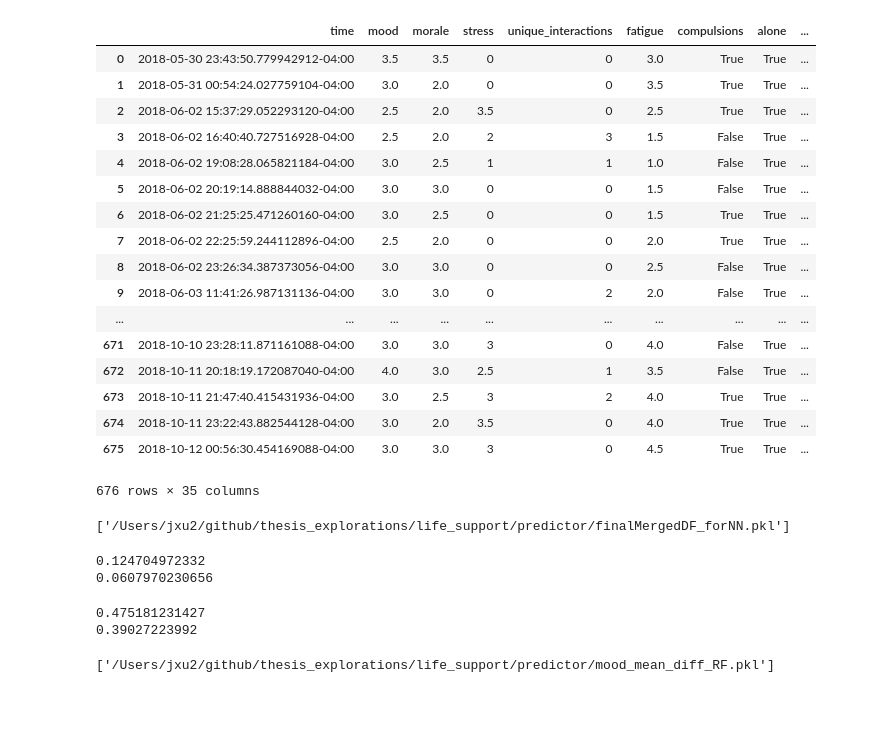
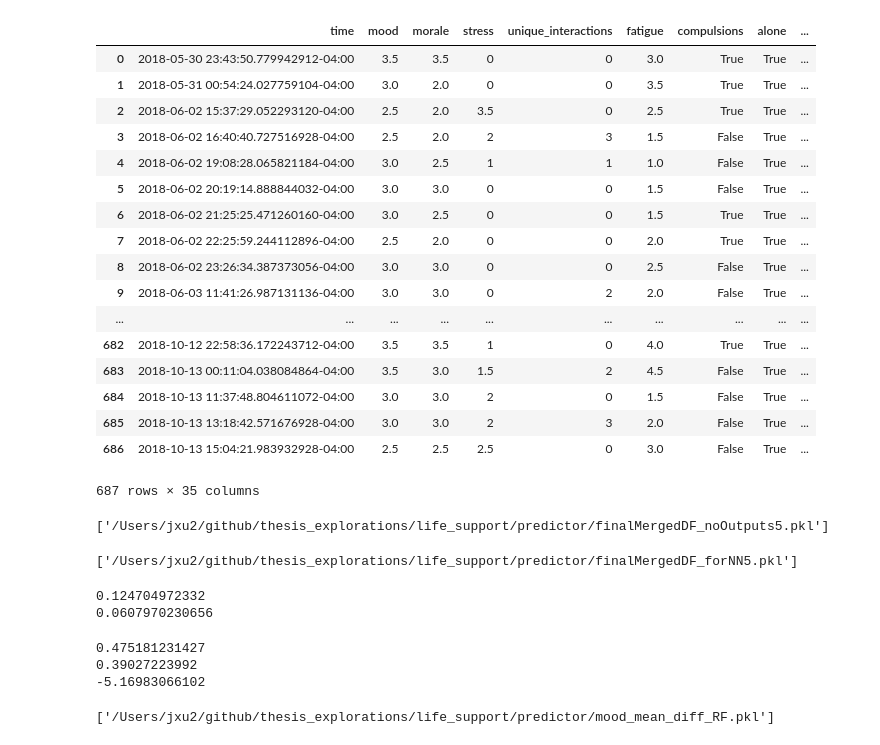
Before and after one commit to xujenna/thesis_explorations, a Jupyter notebook: trackers/_analyses/rolling_mean_model.ipynb, the cells around one changed output. Drawn from its saved outputs; the diff is of its cells as text; code cells hidden in the pictures; blank space fills up the shorter version.

Commit message:
implementing LSTM predictor

```diff
--- a/trackers/_analyses/rolling_mean_model.ipynb
+++ b/trackers/_analyses/rolling_mean_model.ipynb
@@ -322,48 +322,85 @@ del mergedDF2['index']
 mergedDF3 = pd.merge_asof(mergedDF2, stepCountDF, on='time', direction='nearest', tolerance=pd.Timedelta('1.5 hours')).fillna(0)
 mergedDF3.reset_index(inplace=True)
 del mergedDF3['index']
 
 mergedDF4 = pd.merge_asof(mergedDF3, tabCounterDF, on='time', direction='nearest', tolerance=pd.Timedelta('1.5 hours')).dropna()
 mergedDF4.reset_index(inplace=True)
 del mergedDF4['index']
 
 mergedDF5 = pd.merge_asof(mergedDF4, productivityDF, on='time', direction='nearest', tolerance=pd.Timedelta('1.5 hours')).dropna()
 mergedDF5.reset_index(inplace=True)
 del mergedDF5['index']
 
-mergedDF6 = pd.merge_asof(outputsDF, hourDF, on='time', direction='nearest', tolerance=pd.Timedelta('1 hours')).dropna()
-mergedDF6.reset_index(inplace=True)
-del mergedDF6['index']
+# mergedDF6 = pd.merge_asof(outputsDF, hourDF, on='time', direction='nearest', tolerance=pd.Timedelta('1 hours')).dropna()
+# mergedDF6.reset_index(inplace=True)
+# del mergedDF6['index']
 
-finalMergedDF = pd.merge_asof(mergedDF6, mergedDF5, on='time', direction='nearest', tolerance=pd.Timedelta('1.5 hours')).dropna()
+hourColumn3 = pd.to_datetime(outputsDF.time, unit='s')
+hourDF3 = DataFrame(hourColumn3)
+hourDF3.sort_values('time', inplace=True)
+outputsDF['hour'] = hourDF3.time.apply(hourOnly)
+
+finalMergedDF = pd.merge_asof(outputsDF, mergedDF5, on='time', direction='nearest', tolerance=pd.Timedelta('1.5 hours')).dropna()
 finalMergedDF.reset_index(inplace=True)
 del finalMergedDF['index']
 
 finalMergedDF
 # %% [output]
 |  | time | mood | morale | stress | unique_interactions | fatigue | compulsions | alone | ... |
 | 0 | 2018-05-30 23:43:50.779942912-04:00 | 3.5 | 3.5 | 0 | 0 | 3.0 | True | True | ... |
 | 1 | 2018-05-31 00:54:24.027759104-04:00 | 3.0 | 2.0 | 0 | 0 | 3.5 | True | True | ... |
 | 2 | 2018-06-02 15:37:29.052293120-04:00 | 2.5 | 2.0 | 3.5 | 0 | 2.5 | True | True | ... |
 | 3 | 2018-06-02 16:40:40.727516928-04:00 | 2.5 | 2.0 | 2 | 3 | 1.5 | False | True | ... |
 | 4 | 2018-06-02 19:08:28.065821184-04:00 | 3.0 | 2.5 | 1 | 1 | 1.0 | False | True | ... |
 | 5 | 2018-06-02 20:19:14.888844032-04:00 | 3.0 | 3.0 | 0 | 0 | 1.5 | False | True | ... |
 | 6 | 2018-06-02 21:25:25.471260160-04:00 | 3.0 | 2.5 | 0 | 0 | 1.5 | True | True | ... |
 | 7 | 2018-06-02 22:25:59.244112896-04:00 | 2.5 | 2.0 | 0 | 0 | 2.0 | True | True | ... |
 | 8 | 2018-06-02 23:26:34.387373056-04:00 | 3.0 | 3.0 | 0 | 0 | 2.5 | False | True | ... |
 | 9 | 2018-06-03 11:41:26.987131136-04:00 | 3.0 | 3.0 | 0 | 2 | 2.0 | False | True | ... |
 | ... | ... | ... | ... | ... | ... | ... | ... | ... | ... |
-| 671 | 2018-10-10 23:28:11.871161088-04:00 | 3.0 | 3.0 | 3 | 0 | 4.0 | False | True | ... |
-| 672 | 2018-10-11 20:18:19.172087040-04:00 | 4.0 | 3.0 | 2.5 | 1 | 3.5 | False | True | ... |
-| 673 | 2018-10-11 21:47:40.415431936-04:00 | 3.0 | 2.5 | 3 | 2 | 4.0 | True | True | ... |
-| 674 | 2018-10-11 23:22:43.882544128-04:00 | 3.0 | 2.0 | 3.5 | 0 | 4.0 | True | True | ... |
-| 675 | 2018-10-12 00:56:30.454169088-04:00 | 3.0 | 3.0 | 3 | 0 | 4.5 | True | True | ... |
+| 682 | 2018-10-12 22:58:36.172243712-04:00 | 3.5 | 3.5 | 1 | 0 | 4.0 | True | True | ... |
+| 683 | 2018-10-13 00:11:04.038084864-04:00 | 3.5 | 3.0 | 1.5 | 2 | 4.5 | False | True | ... |
+| 684 | 2018-10-13 11:37:48.804611072-04:00 | 3.0 | 3.0 | 2 | 0 | 1.5 | False | True | ... |
+| 685 | 2018-10-13 13:18:42.571676928-04:00 | 3.0 | 3.0 | 2 | 3 | 2.0 | False | True | ... |
+| 686 | 2018-10-13 15:04:21.983932928-04:00 | 2.5 | 2.5 | 2.5 | 0 | 3.0 | False | True | ... |
-676 rows × 35 columns
+687 rows × 35 columns
+# %%
+justmoodDF = DataFrame()
+justmoodDF['mood'] = outputsDF['mood'].copy()
+justmoodDF['time'] = outputsDF['time'].copy()
+
+
+hourColumn2 = pd.to_datetime(justmoodDF.time, unit='s')
+hourDF2 = DataFrame(hourColumn2)
+hourDF2.sort_values('time', inplace=True)
+justmoodDF['hour'] = hourDF2.time.apply(hourOnly)
+
+noOutputsDF = pd.merge_asof(mergedDF5, justmoodDF, on='time', direction='nearest', tolerance=pd.Timedelta('1.5 hours')).dropna()
+
+from sklearn.externals import joblib
+joblib.dump(noOutputsDF, '/Users/jxu2/github/thesis_explorations/life_support/predictor/finalMergedDF_noOutputs5.pkl')
+
+# justmoraleDF = DataFrame()
+# justmoraleDF['morale'] = outputsDF['morale'].copy()
+# justmoraleDF['time'] = outputsDF['time'].copy()
+# moraleHour = pd.merge_asof(justmoraleDF, hourDF, on='time', direction='nearest', tolerance=pd.Timedelta('1 hour')).dropna()
+# mergedDF_onlyMorale = pd.merge_asof(mergedDF5, moraleHour, on='time', direction='backward', tolerance=pd.Timedelta('2 hours')).dropna()
+# mergedDF_onlyMorale
+
+# from sklearn.externals import joblib
+# joblib.dump(mergedDF_onlyMorale, '/Users/jxu2/github/thesis_explorations/life_support/predictor/finalMergedDF_moraleOutput.pkl')
+# %% [output]
+['/Users/jxu2/github/thesis_explorations/life_support/predictor/finalMergedDF_noOutputs5.pkl']
 # %%
 from sklearn.externals import joblib
-joblib.dump(finalMergedDF, '/Users/jxu2/github/thesis_explorations/life_support/predictor/finalMergedDF_forNN.pkl')
+finalMergedDF.replace(False, 0, inplace=True)
+finalMergedDF.replace(True, 1, inplace=True)
+finalMergedDF['alone'].replace("True", 1, inplace=True)
+finalMergedDF['alone'].replace("False", 0, inplace=True)
+finalMergedDF
+joblib.dump(finalMergedDF, '/Users/jxu2/github/thesis_explorations/life_support/predictor/finalMergedDF_forNN5.pkl')
 # %% [output]
-['/Users/jxu2/github/thesis_explorations/life_support/predictor/finalMergedDF_forNN.pkl']
+['/Users/jxu2/github/thesis_explorations/life_support/predictor/finalMergedDF_forNN5.pkl']
 # %%
 from sklearn.svm import SVR
 
@@ -411,11 +448,15 @@ print(mood_mean_diff_RF.score(X_test, y_mood_mean_difference_test))
 0.124704972332
 0.0607970230656
 # %%
+from sklearn.metrics import r2_score
 print(morale_RF.score(X_train, y_morale_train))
 print(mood_mean_diff_RF.score(X_train, y_mood_mean_difference_train))
+y_pred = mood_mean_diff_RF.predict(X_train)
+print(r2_score(y_pred, y_mood_mean_difference_train))
 # %% [output]
 0.475181231427
 0.39027223992
+-5.16983066102
 # %%
 from sklearn.externals import joblib
 
```
Also changed, not shown: parts of 2 cells of this notebook, 30 other files.
